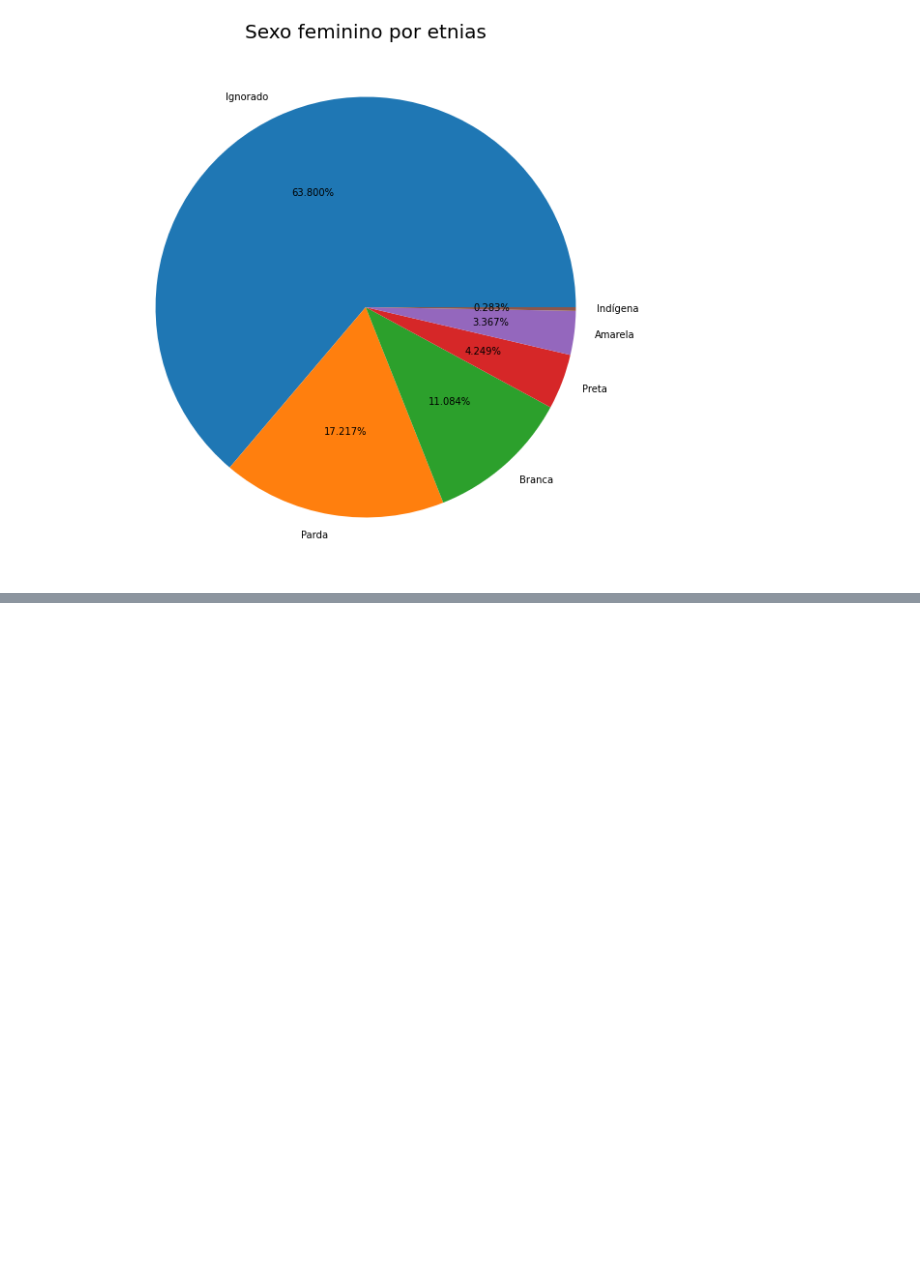
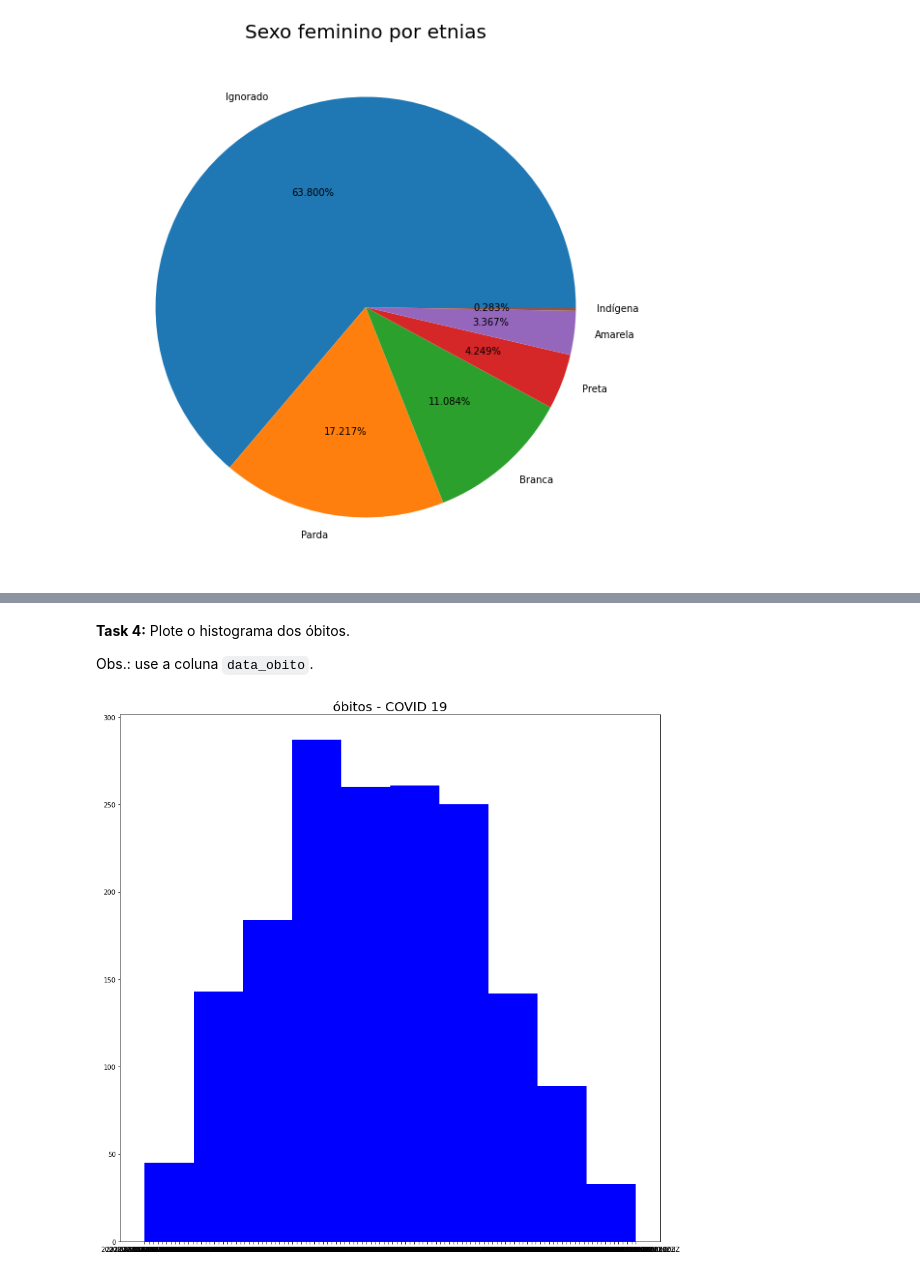
Before and after one commit to eduperottoni/dados-covid-al, a Jupyter notebook: EDUARDO_DANI_PEROTTONI.ipynb, the cells around one changed output, grey strips where cells are left out. Cells and saved outputs as stored; diff of their text form; code cells hidden in the pictures; blank space fills up the shorter version.

```diff
--- a/EDUARDO_DANI_PEROTTONI.ipynb
+++ b/EDUARDO_DANI_PEROTTONI.ipynb
@@ -2915,0 +3010,21 @@ Text(0.5, 1.0, 'Sexo feminino por etnias')
+# %% [markdown]
+**Task 4:**  Plote o histograma dos óbitos.
+
+Obs.: use a coluna `data_obito`.
+# %%
+import matplotlib.pyplot as plt
+import numpy as np
+from math import log2
+
+df_pjt = df_projeto2['data_obito'].dropna()
+
+k2 = log2(df_pjt.count())+1
+
+data2 = df_pjt
+
+plt.figure(figsize=(15,15))
+
+plt.title('óbitos - COVID 19', size=20)
+n, k2, _ = plt.hist(data2, color='blue')
+# %% [output]
+[figure, added]
```
Also changed, not shown: parts of 18 cells of this notebook.
